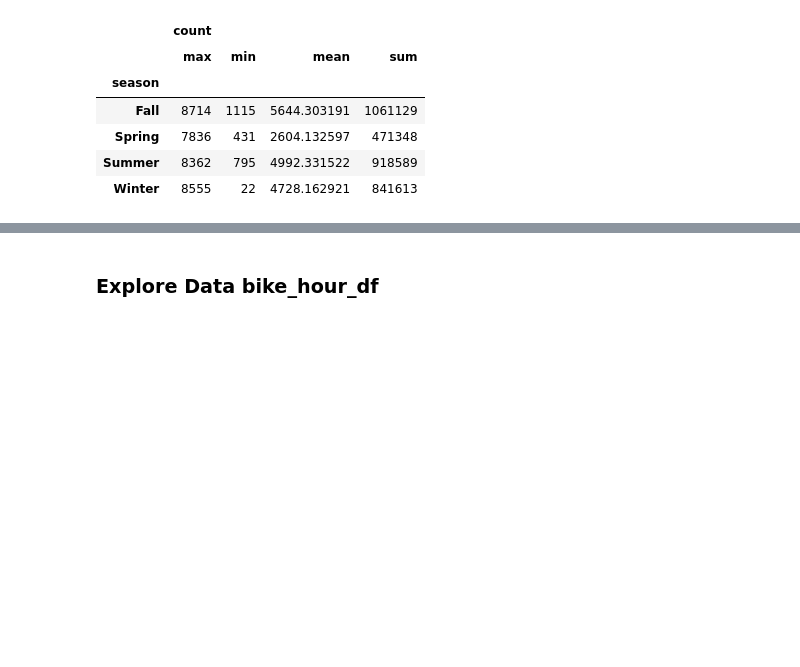
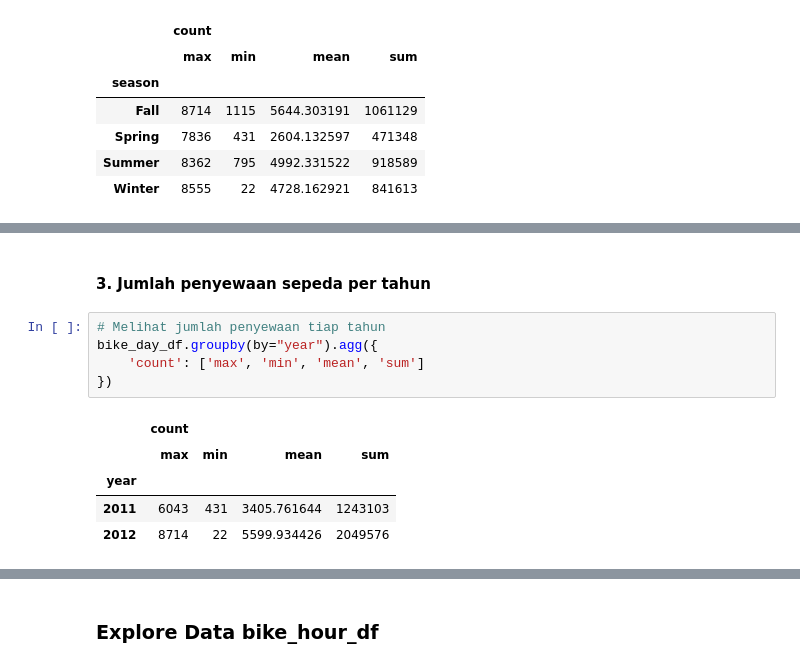
Before and after one commit to liqolina/Bike-Sharing-Dataset-Dicoding, a Jupyter notebook: notebook.ipynb, the cells around one changed output, grey strips where cells are left out. Cells and saved outputs as stored; diff of their text form; blank space fills up the shorter version.

```diff
--- a/notebook.ipynb
+++ b/notebook.ipynb
@@ -507,0 +512,13 @@ Berikut feature correlation positive yaitu
+# %% [markdown]
+#### 3. Jumlah penyewaan sepeda per tahun
+# %%
+# Melihat jumlah penyewaan tiap tahun
+bike_day_df.groupby(by="year").agg({
+    'count': ['max', 'min', 'mean', 'sum']
+})
+# %% [output]
+|  | count |  |  |  |
+|  | max | min | mean | sum |
+| year |  |  |  |  |
+| 2011 | 6043 | 431 | 3405.761644 | 1243103 |
+| 2012 | 8714 | 22 | 5599.934426 | 2049576 |
```
Also changed, not shown: parts of 31 cells of this notebook.
